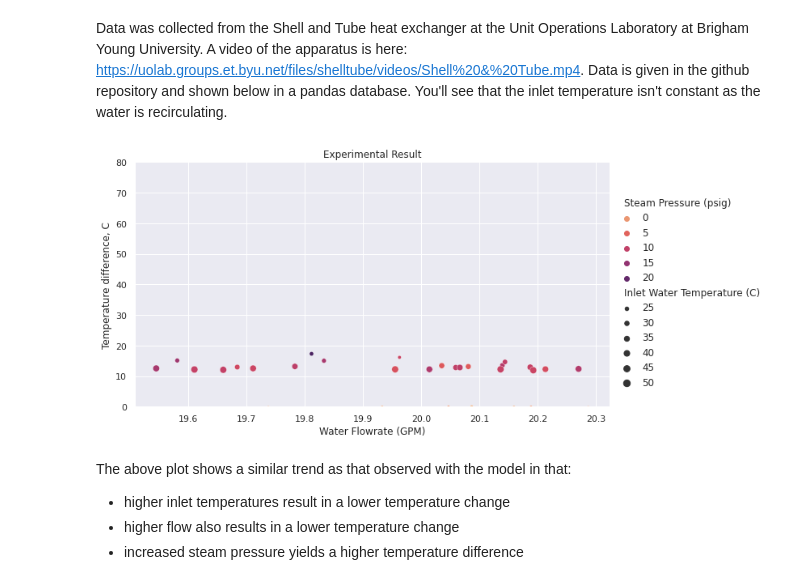
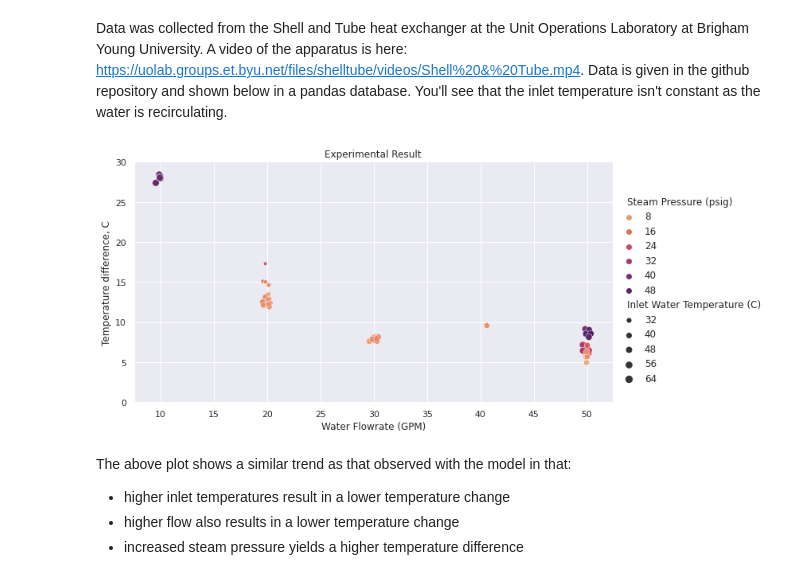
Before and after one commit to clint-bg/demos, a Jupyter notebook: shellandtube/ShellandTubePrediction.ipynb, the cells around one changed output. Cells and saved outputs as stored; diff of their text form; code cells hidden in the pictures.

```diff
--- a/shellandtube/ShellandTubePrediction.ipynb
+++ b/shellandtube/ShellandTubePrediction.ipynb
@@ -255,14 +270,14 @@ Based on the results above (and the fact that the water recirculates, how could
 # %% [markdown]
 Data was collected from the Shell and Tube heat exchanger at the Unit Operations Laboratory at Brigham Young University. A video of the apparatus is here: https://uolab.groups.et.byu.net/files/shelltube/videos/Shell%20&%20Tube.mp4. Data is given in the github repository and shown below in a pandas database. You'll see that the inlet temperature isn't constant as the water is recirculating.
 # %%
-url = 'https://raw.githubusercontent.com/clint-bg/demos/main/shellandtube/stsample.csv' #url with raw data
+url = 'https://raw.githubusercontent.com/clint-bg/demos/main/shellandtube/July2022.csv' #url with raw data
 data = pd.read_csv(url)
 data['Temperature difference, C'] = data['Outlet Water Temperature (C)'] - data['Inlet Water Temperature (C)']
 e = sns.relplot(x='Water Flowrate (GPM)',y='Temperature difference, C',hue='Steam Pressure (psig)',size='Inlet Water Temperature (C)', data=data,palette='flare',aspect=15/8)
-e.axes[0,0].set_ylim(0,80); e.set(title='Experimental Result')
+e.axes[0,0].set_ylim(0,30); e.set(title='Experimental Result')
 plt.show()
 # %% [output]
-[figure, old version]
+[figure, new version]
 # %% [markdown]
 The above plot shows a similar trend as that observed with the model in that:
 *  higher inlet temperatures result in a lower temperature change
```
Also changed, not shown: parts of 25 cells of this notebook.
